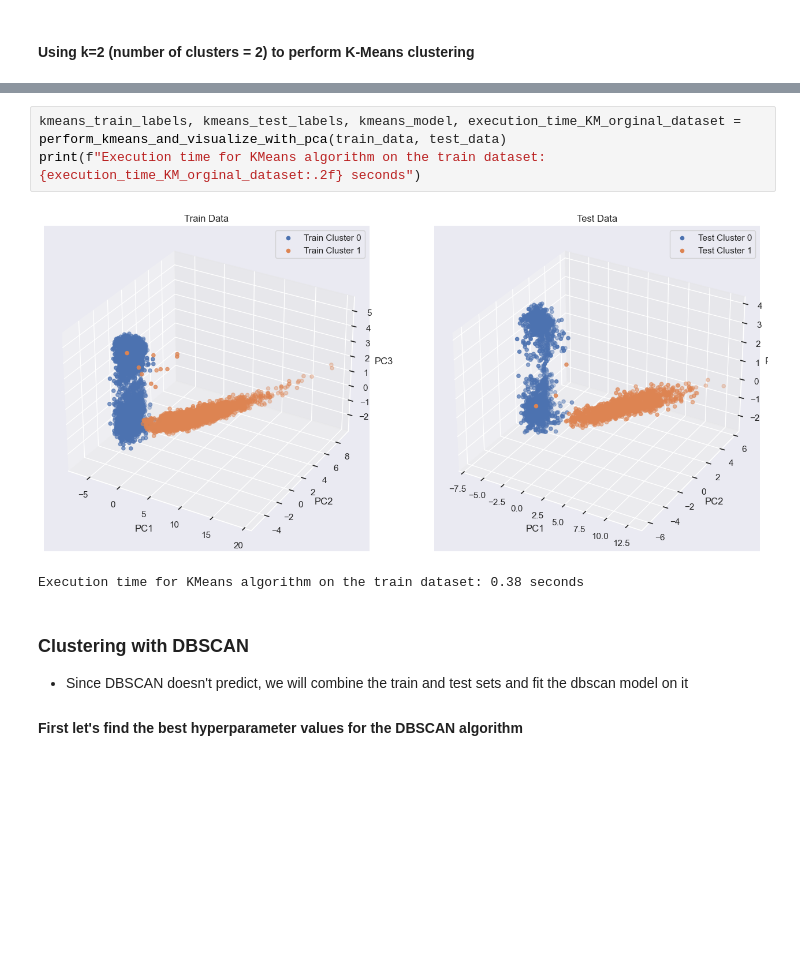
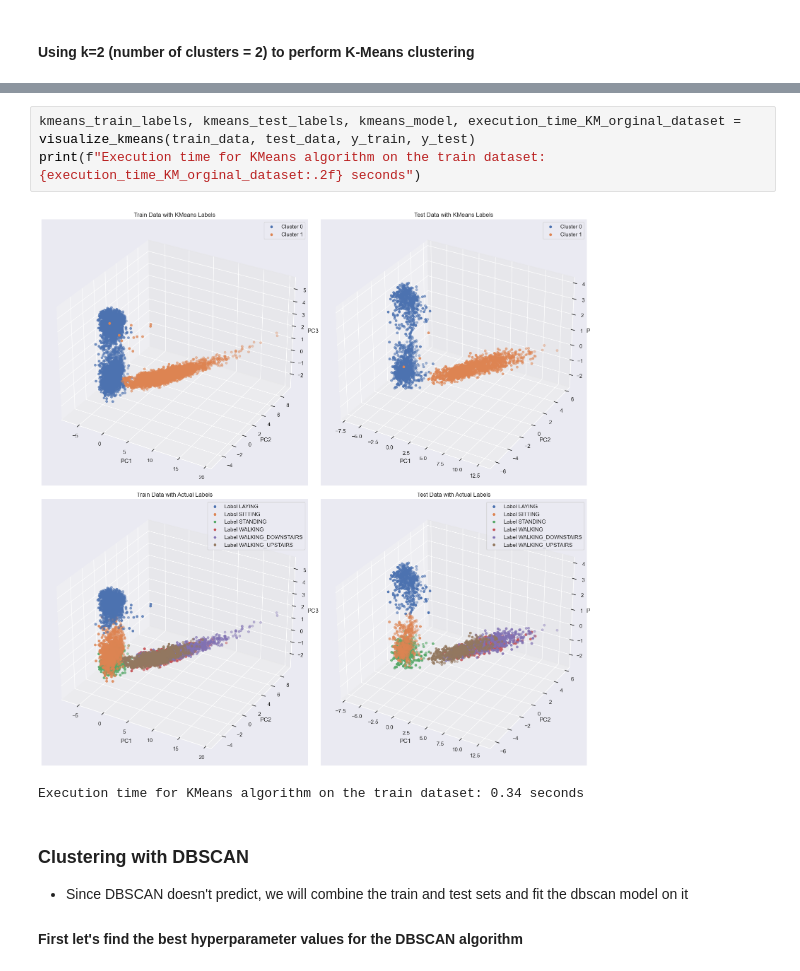
Before and after one commit to abdulaihalidu/Abo-Akademi-Machine-Learning, a Jupyter notebook: Clustering Human Activities/Human activity clustering.ipynb, the cells around one changed output, grey strips where cells are left out. Cells and saved outputs as stored; diff of their text form; blank space fills up the shorter version.

Commit message:
Added more visualizations

```diff
--- a/Clustering Human Activities/Human activity clustering.ipynb
+++ b/Clustering Human Activities/Human activity clustering.ipynb
@@ -399,9 +428,9 @@ def perform_kmeans_and_visualize_with_pca(train_data, test_data, n_clusters=2, n
 # %%
-kmeans_train_labels, kmeans_test_labels, kmeans_model, execution_time_KM_orginal_dataset = perform_kmeans_and_visualize_with_pca(train_data, test_data)
+kmeans_train_labels, kmeans_test_labels, kmeans_model, execution_time_KM_orginal_dataset = visualize_kmeans(train_data, test_data, y_train, y_test)
 print(f"Execution time for KMeans algorithm on the train dataset: {execution_time_KM_orginal_dataset:.2f} seconds")
 # %% [output]
-[figure, old version]
+[figure, new version]
-Execution time for KMeans algorithm on the train dataset: 0.38 seconds
+Execution time for KMeans algorithm on the train dataset: 0.34 seconds
 # %% [markdown]
 ### Clustering with DBSCAN
 - Since DBSCAN doesn't predict, we will combine the train and test sets and fit the dbscan model on it
```
Also changed, not shown: parts of 11 cells of this notebook, 1 other file.
